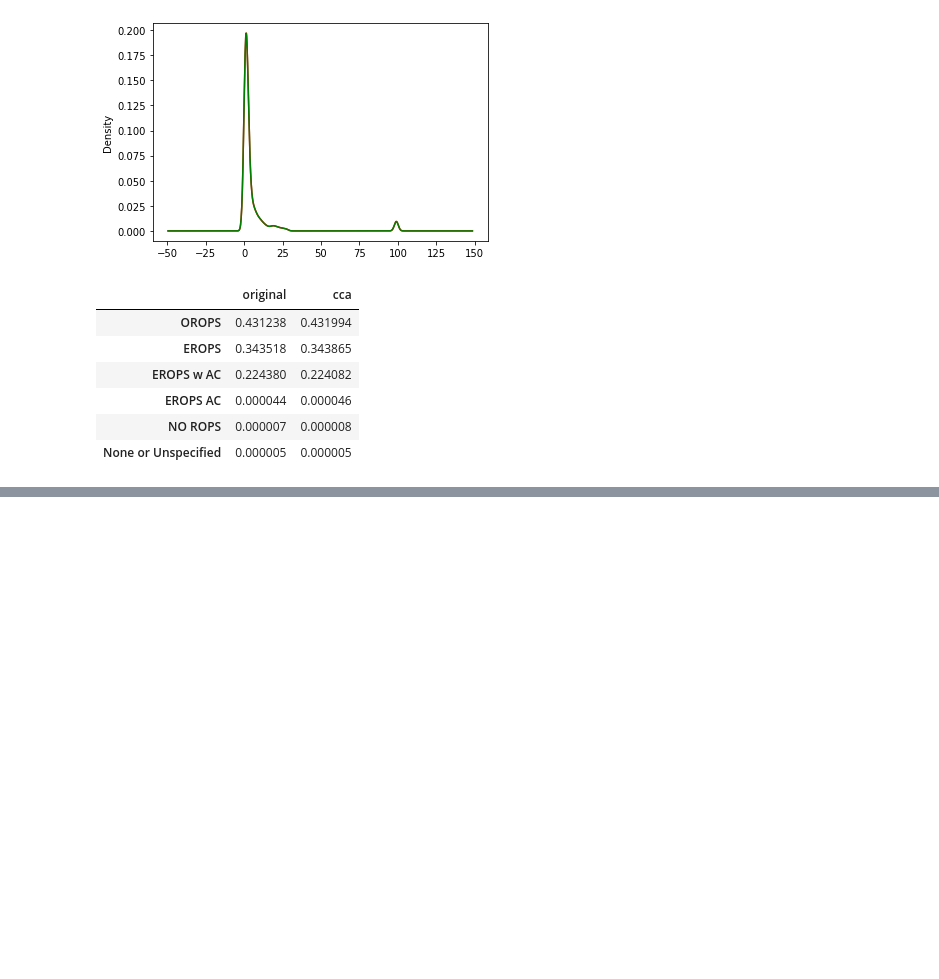
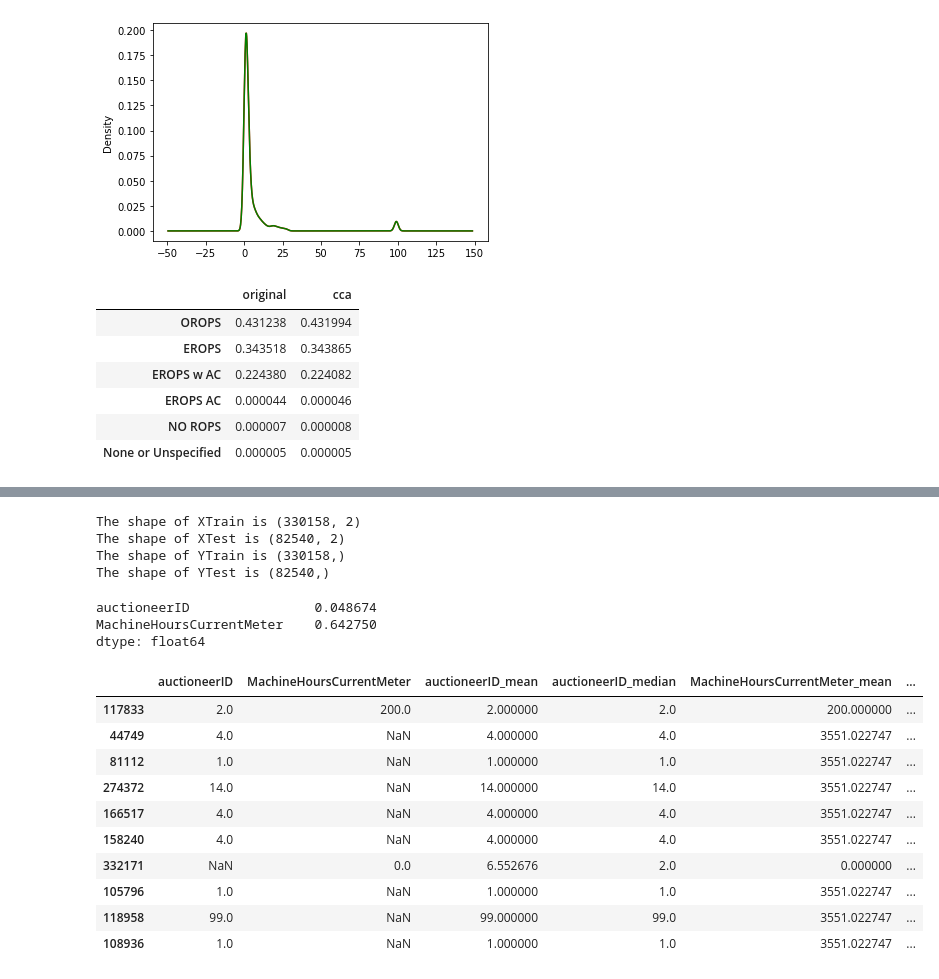
Before and after one commit to TROISTROIS/BLUE-BOOK-FOR-BULLDOZERS, a Jupyter notebook: blue-book-for-bulldozers.ipynb, the cells around one changed output, grey strips where cells are left out. Saved outputs shown, nothing was run; the diff lists cells and outputs as text; code cells hidden in the pictures; blank space fills up the shorter version.

```diff
--- a/blue-book-for-bulldozers.ipynb
+++ b/blue-book-for-bulldozers.ipynb
@@ -449,0 +497,16 @@ CCA does not work at all.
+# %%
+print('The shape of XTrain is',XTrain.shape)
+print('The shape of XTest is',XTest.shape)
+print('The shape of YTrain is',YTrain.shape)
+print('The shape of YTest is',YTest.shape)
+# %% [output]
+The shape of XTrain is (330158, 2)
+The shape of XTest is (82540, 2)
+The shape of YTrain is (330158,)
+The shape of YTest is (82540,)
+# %%
+XTrain.isnull().mean()
+# %% [output]
+auctioneerID                0.048674
+MachineHoursCurrentMeter    0.642750
+dtype: float64
@@ -449,0 +529,14 @@ CCA does not work at all.
+# %%
+XTrain.sample(10)
+# %% [output]
+|  | auctioneerID | MachineHoursCurrentMeter | auctioneerID_mean | auctioneerID_median | MachineHoursCurrentMeter_mean | ... |
+| 117833 | 2.0 | 200.0 | 2.000000 | 2.0 | 200.000000 | ... |
+| 44749 | 4.0 | NaN | 4.000000 | 4.0 | 3551.022747 | ... |
+| 81112 | 1.0 | NaN | 1.000000 | 1.0 | 3551.022747 | ... |
+| 274372 | 14.0 | NaN | 14.000000 | 14.0 | 3551.022747 | ... |
+| 166517 | 4.0 | NaN | 4.000000 | 4.0 | 3551.022747 | ... |
+| 158240 | 4.0 | NaN | 4.000000 | 4.0 | 3551.022747 | ... |
+| 332171 | NaN | 0.0 | 6.552676 | 2.0 | 0.000000 | ... |
+| 105796 | 1.0 | NaN | 1.000000 | 1.0 | 3551.022747 | ... |
+| 118958 | 99.0 | NaN | 99.000000 | 99.0 | 3551.022747 | ... |
+| 108936 | 1.0 | NaN | 1.000000 | 1.0 | 3551.022747 | ... |
```
Also changed, not shown: parts of 22 cells of this notebook.
